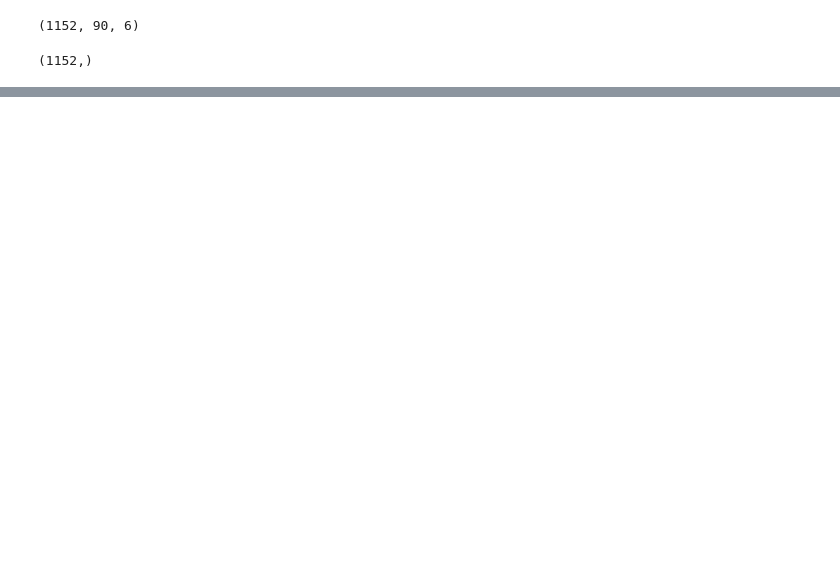
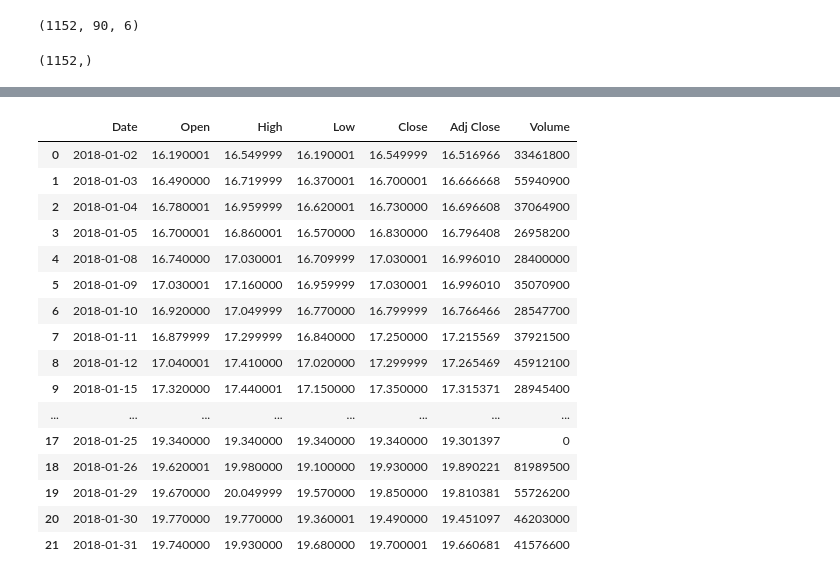
Before and after one commit to adrianofpereira/DeepLearningWithPython, a Jupyter notebook: TimesSeriesMultiplosPrevisoresStocksPTR4.ipynb, the cells around one changed output, grey strips where cells are left out. Drawn from its saved outputs; the diff is of its cells as text; code cells hidden in the pictures; blank space fills up the shorter version.

```diff
--- a/TimesSeriesMultiplosPrevisoresStocksPTR4.ipynb
+++ b/TimesSeriesMultiplosPrevisoresStocksPTR4.ipynb
@@ -178 +189,22 @@ Epoch 45: early stopping
 <keras.src.callbacks.history.History at 0x...>
+# %%
+base_teste = pd.read_csv("C:/Users/nanojau/OneDrive/Documentos/CURSOS/DeepLearningWithPythonUdemy/petr4_teste.csv")
+base_teste
+# %% [output]
+|  | Date | Open | High | Low | Close | Adj Close | Volume |
+| 0 | 2018-01-02 | 16.190001 | 16.549999 | 16.190001 | 16.549999 | 16.516966 | 33461800 |
+| 1 | 2018-01-03 | 16.490000 | 16.719999 | 16.370001 | 16.700001 | 16.666668 | 55940900 |
+| 2 | 2018-01-04 | 16.780001 | 16.959999 | 16.620001 | 16.730000 | 16.696608 | 37064900 |
+| 3 | 2018-01-05 | 16.700001 | 16.860001 | 16.570000 | 16.830000 | 16.796408 | 26958200 |
+| 4 | 2018-01-08 | 16.740000 | 17.030001 | 16.709999 | 17.030001 | 16.996010 | 28400000 |
+| 5 | 2018-01-09 | 17.030001 | 17.160000 | 16.959999 | 17.030001 | 16.996010 | 35070900 |
+| 6 | 2018-01-10 | 16.920000 | 17.049999 | 16.770000 | 16.799999 | 16.766466 | 28547700 |
+| 7 | 2018-01-11 | 16.879999 | 17.299999 | 16.840000 | 17.250000 | 17.215569 | 37921500 |
+| 8 | 2018-01-12 | 17.040001 | 17.410000 | 17.020000 | 17.299999 | 17.265469 | 45912100 |
+| 9 | 2018-01-15 | 17.320000 | 17.440001 | 17.150000 | 17.350000 | 17.315371 | 28945400 |
+| ... | ... | ... | ... | ... | ... | ... | ... |
+| 17 | 2018-01-25 | 19.340000 | 19.340000 | 19.340000 | 19.340000 | 19.301397 | 0 |
+| 18 | 2018-01-26 | 19.620001 | 19.980000 | 19.100000 | 19.930000 | 19.890221 | 81989500 |
+| 19 | 2018-01-29 | 19.670000 | 20.049999 | 19.570000 | 19.850000 | 19.810381 | 55726200 |
+| 20 | 2018-01-30 | 19.770000 | 19.770000 | 19.360001 | 19.490000 | 19.451097 | 46203000 |
+| 21 | 2018-01-31 | 19.740000 | 19.930000 | 19.680000 | 19.700001 | 19.660681 | 41576600 |
```
Also changed, not shown: parts of 23 cells of this notebook.
